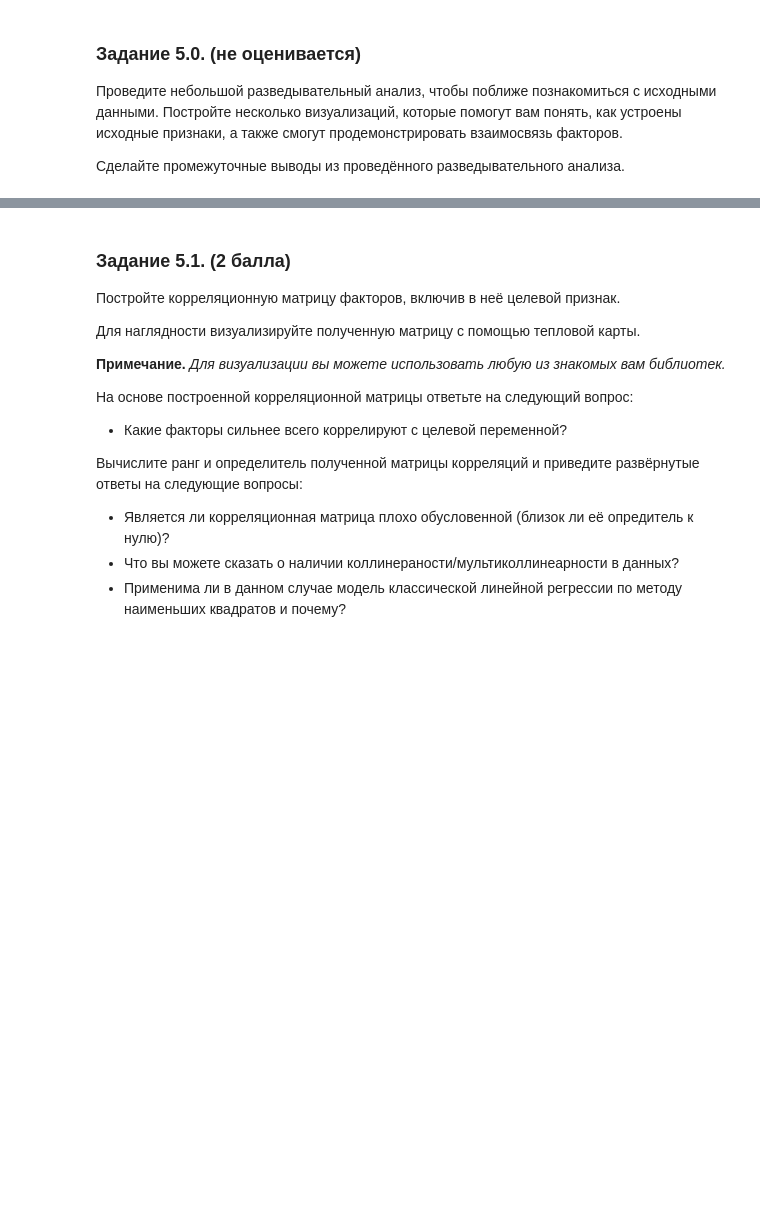
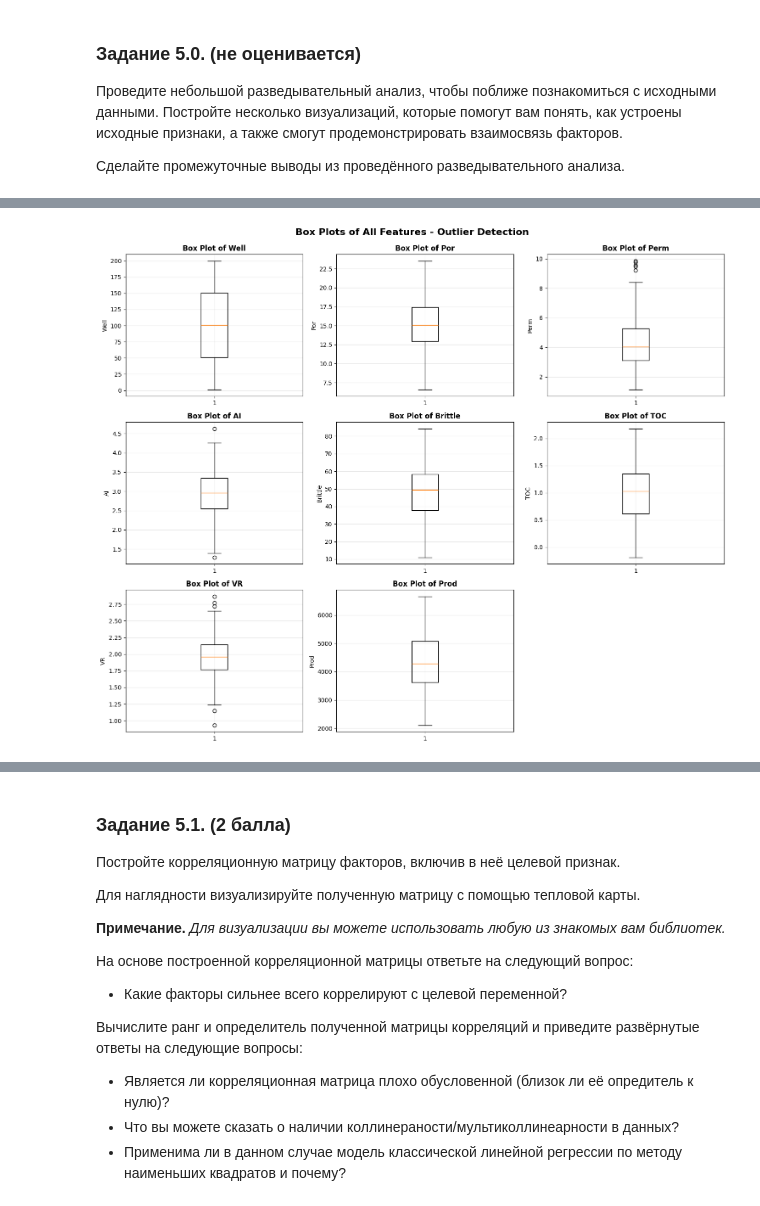
Before and after one commit to tgorbunov/sf_data_science, a Jupyter notebook: Skillfactory/ML_math_part 1/MATH_ML-2._Практика._Ноутбук-шаблон.ipynb, the cells around one changed output, grey strips where cells are left out. Drawn from its saved outputs; the diff is of its cells as text; code cells hidden in the pictures; blank space fills up the shorter version.

```diff
--- a/Skillfactory/ML_math_part 1/MATH_ML-2._Практика._Ноутбук-шаблон.ipynb
+++ b/Skillfactory/ML_math_part 1/MATH_ML-2._Практика._Ноутбук-шаблон.ipynb
@@ -63,0 +120,26 @@ data.head()
+# %%
+# Box plots for all features to identify outliers and distribution patterns
+
+# Create box plots for all numeric columns
+fig, axes = plt.subplots(nrows=3, ncols=3, figsize=(15, 12))
+axes = axes.flatten()
+
+# Get all numeric columns
+numeric_columns = data.select_dtypes(include=[np.number]).columns
+
+for i, column in enumerate(numeric_columns):
+    if i < len(axes):
+        axes[i].boxplot(data[column])
+        axes[i].set_title(f'Box Plot of {column}', fontsize=12, fontweight='bold')
+        axes[i].set_ylabel(column)
+        axes[i].grid(True, alpha=0.3)
+
+# Remove any unused subplots
+for j in range(i + 1, len(axes)):
+    fig.delaxes(axes[j])
+
+plt.tight_layout()
+plt.suptitle('Box Plots of All Features - Outlier Detection', fontsize=16, fontweight='bold', y=1.02)
+plt.show()
+# %% [output]
+[figure, added]
```
Also changed, not shown: parts of 10 cells of this notebook, 3 other files.
